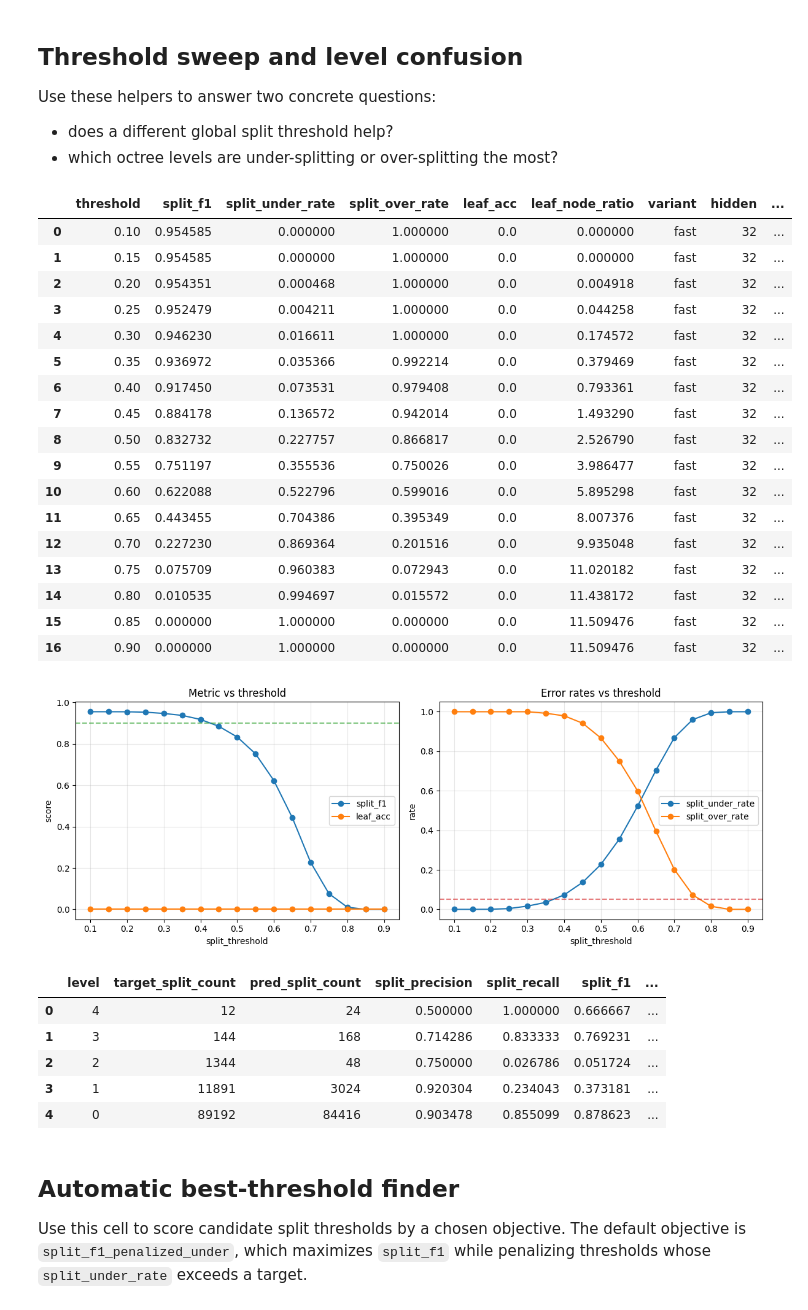
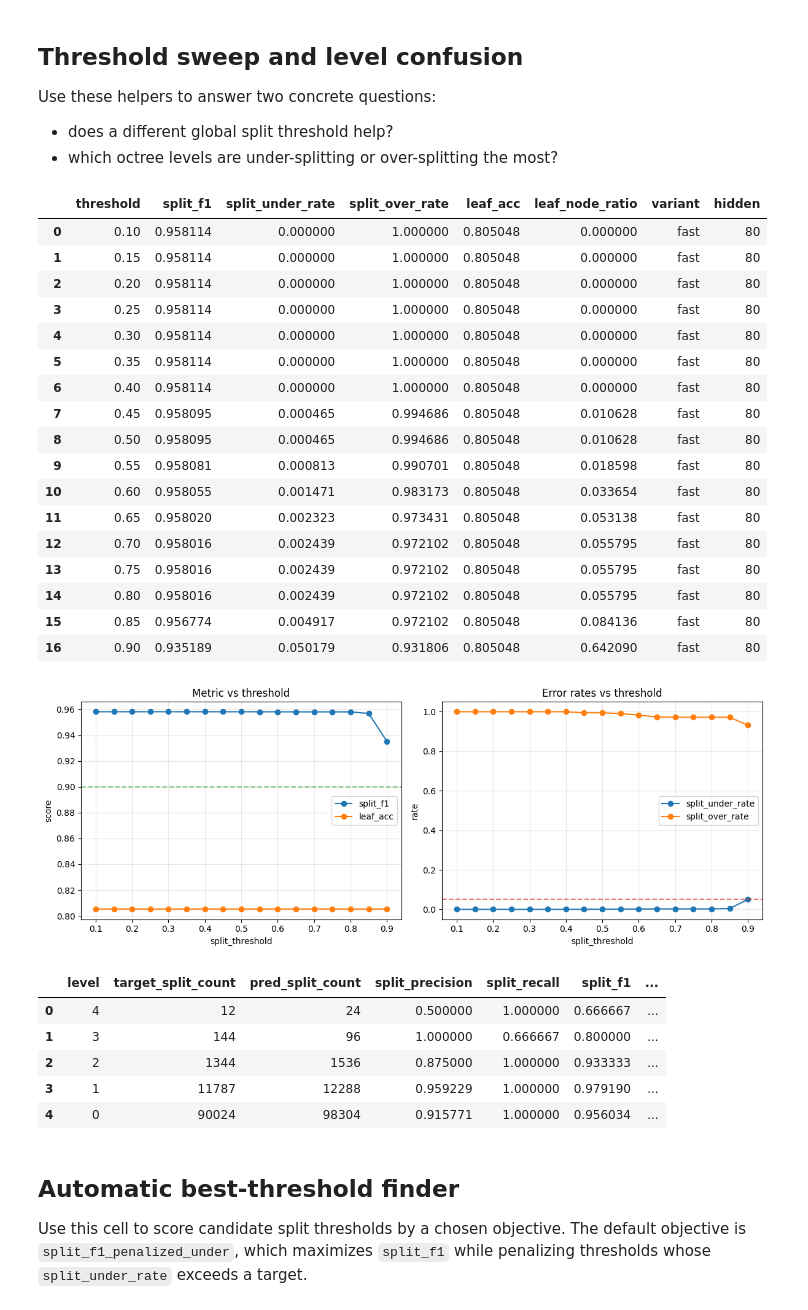
Before and after one commit to rhythmatician/VoxelTree, a Jupyter notebook: voxel_tree/tasks/sparse_octree/sparse_octree_ablation_lab.ipynb, the cells around one changed output. Cells and saved outputs as stored; diff of their text form; code cells hidden in the pictures.

```diff
--- a/voxel_tree/tasks/sparse_octree/sparse_octree_ablation_lab.ipynb
+++ b/voxel_tree/tasks/sparse_octree/sparse_octree_ablation_lab.ipynb
@@ -544,7 +538,13 @@ def infer_sparse_checkpoint_config(state_dict: dict[str, torch.Tensor], sample:
     flat_biome = 4 * int(spatial_y) * 4 * biome_embed_dim
     flat_heightmaps = 16 * 16 * 2
     base_input_dim = flat_2d + flat_3d + flat_biome + flat_heightmaps
-    position_bits = max(0, input_dim - base_input_dim)
+    extra_input_dim = input_dim - base_input_dim
+    if extra_input_dim != 0:
+        raise ValueError(
+            'Checkpoint input width does not match the current sparse-octree model. '
+            f'Expected base_input_dim={base_input_dim}, found {input_dim}. '
+            'This checkpoint likely depends on retired extra context features.'
+        )
 
     return {
         'model_variant': variant,
@@ -553,7 +553,6 @@ def infer_sparse_checkpoint_config(state_dict: dict[str, torch.Tensor], sample:
         'n2d': int(sample['noise_2d'].shape[0]),
         'n3d': int(sample['noise_3d'].shape[0]),
         'spatial_y': int(spatial_y),
-        'position_bits': position_bits,
     }
 
 
@@ -573,21 +572,18 @@ def evaluate_existing_checkpoint(checkpoint_path: Path, *, data_path: Path = DAT
         hidden=cfg['hidden'],
         num_classes=cfg['num_classes'],
         spatial_y=cfg['spatial_y'],
-        position_bits=cfg['position_bits'],
     ).to(DEVICE)
     model.load_state_dict(state_dict)
     metrics = evaluate_model(model, val_loader, DEVICE, split_weight=1.0, label_weight=0.35, label_smoothing=0.03)
     return {'checkpoint': str(checkpoint_path), 'inferred': cfg, 'metrics': metrics}
 
 
-CHECKPOINT_CANDIDATES = [
-    ROOT / 'models' / 'smoke_test' / 'sparse_octree_model.pt',
-    ROOT / 'models' / 'new_profile' / 'sparse_octree_model.pt',
-]
+PRIMARY_CHECKPOINT = ROOT / 'models' / 'new_profile' / 'sparse_octree_model.pt'
+CHECKPOINT_CANDIDATES = [PRIMARY_CHECKPOINT]
 for checkpoint in CHECKPOINT_CANDIDATES:
     print(checkpoint, 'exists=' + str(checkpoint.exists()))
 
 # Example:
-# report = evaluate_existing_checkpoint(CHECKPOINT_CANDIDATES[0])
+# report = evaluate_existing_checkpoint(PRIMARY_CHECKPOINT)
 # print(json.dumps(report, indent=2))
 # %% [output]
@@ -816,7 +865,6 @@ def load_sparse_checkpoint(checkpoint_path: Path, *, data_path: Path = DATA_PATH
         hidden=cfg['hidden'],
         num_classes=cfg['num_classes'],
         spatial_y=cfg['spatial_y'],
-        position_bits=cfg['position_bits'],
     ).to(DEVICE)
     model.load_state_dict(state)
     model.eval()
@@ -849,7 +897,6 @@ def predict_sample(
             sample['biome_ids'].unsqueeze(0).to(DEVICE),
             sample['heightmap_surface'].unsqueeze(0).to(DEVICE),
             sample['heightmap_ocean_floor'].unsqueeze(0).to(DEVICE),
-            position_bits=sample['position_bits'].unsqueeze(0).to(DEVICE),
         )
 
     per_level: dict[int, dict[str, Any]] = {}
@@ -913,7 +960,6 @@ def rank_checkpoint_failures(
     split_threshold: float = 0.5,
 ) -> pd.DataFrame:
     model, dataset, cfg = load_sparse_checkpoint(checkpoint_path, data_path=data_path)
-    max_level = int(getattr(model, 'max_level', 4))
     threshold_logit = math.log(split_threshold / (1.0 - split_threshold)) if 0.0 < split_threshold < 1.0 else 0.0
 
     if sample_indices is None:
@@ -929,7 +975,6 @@ def rank_checkpoint_failures(
                 sample['biome_ids'].unsqueeze(0).to(DEVICE),
                 sample['heightmap_surface'].unsqueeze(0).to(DEVICE),
                 sample['heightmap_ocean_floor'].unsqueeze(0).to(DEVICE),
-                position_bits=sample['position_bits'].unsqueeze(0).to(DEVICE),
             )
             metric_accum = {
                 'split_tp': 0.0,
@@ -967,7 +1012,6 @@ def rank_checkpoint_failures(
                 'leaf_node_ratio': metrics['leaf_node_ratio'],
                 'variant': cfg['model_variant'],
                 'hidden': cfg['hidden'],
-                'position_bits': cfg['position_bits'],
             })
 
     frame = pd.DataFrame(rows)
@@ -1133,7 +1177,6 @@ def _sample_prediction_cache(
                 sample['biome_ids'].unsqueeze(0).to(DEVICE),
                 sample['heightmap_surface'].unsqueeze(0).to(DEVICE),
                 sample['heightmap_ocean_floor'].unsqueeze(0).to(DEVICE),
-                position_bits=sample['position_bits'].unsqueeze(0).to(DEVICE),
             )
             per_level: dict[int, dict[str, torch.Tensor]] = {}
             for level, out in preds.items():
@@ -1210,7 +1253,6 @@ def summarize_level_confusion(
                 'leaf_node_ratio': pred_leaf_nodes / max(gt_leaf_nodes, 1.0),
                 'variant': cfg['model_variant'],
                 'hidden': cfg['hidden'],
-                'position_bits': cfg['position_bits'],
                 'threshold': split_threshold,
             }
         )
@@ -1273,7 +1315,6 @@ def sweep_split_thresholds(
                 'leaf_node_ratio': metrics['leaf_node_ratio'],
                 'variant': cfg['model_variant'],
                 'hidden': cfg['hidden'],
-                'position_bits': cfg['position_bits'],
             }
         )
 
@@ -1406,46 +1447,46 @@ def plot_threshold_sweep(threshold_frame: pd.DataFrame, *, best_threshold: float
 # display(summarize_level_confusion(CHECKPOINT_CANDIDATES[0], split_threshold=float(best_threshold['threshold']), sample_indices=list(range(24))))
 # %%
 threshold_frame = sweep_split_thresholds(
-    CHECKPOINT_CANDIDATES[0],
+    PRIMARY_CHECKPOINT,
     sample_indices=list(range(24)),
 )
 threshold_frame.sort_values('threshold')
 # %% [output]
-|  | threshold | split_f1 | split_under_rate | split_over_rate | leaf_acc | leaf_node_ratio | variant | hidden | ... |
-| 0 | 0.10 | 0.954585 | 0.000000 | 1.000000 | 0.0 | 0.000000 | fast | 32 | ... |
-| 1 | 0.15 | 0.954585 | 0.000000 | 1.000000 | 0.0 | 0.000000 | fast | 32 | ... |
-| 2 | 0.20 | 0.954351 | 0.000468 | 1.000000 | 0.0 | 0.004918 | fast | 32 | ... |
-| 3 | 0.25 | 0.952479 | 0.004211 | 1.000000 | 0.0 | 0.044258 | fast | 32 | ... |
-| 4 | 0.30 | 0.946230 | 0.016611 | 1.000000 | 0.0 | 0.174572 | fast | 32 | ... |
-| 5 | 0.35 | 0.936972 | 0.035366 | 0.992214 | 0.0 | 0.379469 | fast | 32 | ... |
-| 6 | 0.40 | 0.917450 | 0.073531 | 0.979408 | 0.0 | 0.793361 | fast | 32 | ... |
-| 7 | 0.45 | 0.884178 | 0.136572 | 0.942014 | 0.0 | 1.493290 | fast | 32 | ... |
-| 8 | 0.50 | 0.832732 | 0.227757 | 0.866817 | 0.0 | 2.526790 | fast | 32 | ... |
-| 9 | 0.55 | 0.751197 | 0.355536 | 0.750026 | 0.0 | 3.986477 | fast | 32 | ... |
-| 10 | 0.60 | 0.622088 | 0.522796 | 0.599016 | 0.0 | 5.895298 | fast | 32 | ... |
-| 11 | 0.65 | 0.443455 | 0.704386 | 0.395349 | 0.0 | 8.007376 | fast | 32 | ... |
-| 12 | 0.70 | 0.227230 | 0.869364 | 0.201516 | 0.0 | 9.935048 | fast | 32 | ... |
-| 13 | 0.75 | 0.075709 | 0.960383 | 0.072943 | 0.0 | 11.020182 | fast | 32 | ... |
-| 14 | 0.80 | 0.010535 | 0.994697 | 0.015572 | 0.0 | 11.438172 | fast | 32 | ... |
-| 15 | 0.85 | 0.000000 | 1.000000 | 0.000000 | 0.0 | 11.509476 | fast | 32 | ... |
-| 16 | 0.90 | 0.000000 | 1.000000 | 0.000000 | 0.0 | 11.509476 | fast | 32 | ... |
+|  | threshold | split_f1 | split_under_rate | split_over_rate | leaf_acc | leaf_node_ratio | variant | hidden |
+| 0 | 0.10 | 0.958114 | 0.000000 | 1.000000 | 0.805048 | 0.000000 | fast | 80 |
+| 1 | 0.15 | 0.958114 | 0.000000 | 1.000000 | 0.805048 | 0.000000 | fast | 80 |
+| 2 | 0.20 | 0.958114 | 0.000000 | 1.000000 | 0.805048 | 0.000000 | fast | 80 |
+| 3 | 0.25 | 0.958114 | 0.000000 | 1.000000 | 0.805048 | 0.000000 | fast | 80 |
+| 4 | 0.30 | 0.958114 | 0.000000 | 1.000000 | 0.805048 | 0.000000 | fast | 80 |
+| 5 | 0.35 | 0.958114 | 0.000000 | 1.000000 | 0.805048 | 0.000000 | fast | 80 |
+| 6 | 0.40 | 0.958114 | 0.000000 | 1.000000 | 0.805048 | 0.000000 | fast | 80 |
+| 7 | 0.45 | 0.958095 | 0.000465 | 0.994686 | 0.805048 | 0.010628 | fast | 80 |
+| 8 | 0.50 | 0.958095 | 0.000465 | 0.994686 | 0.805048 | 0.010628 | fast | 80 |
+| 9 | 0.55 | 0.958081 | 0.000813 | 0.990701 | 0.805048 | 0.018598 | fast | 80 |
+| 10 | 0.60 | 0.958055 | 0.001471 | 0.983173 | 0.805048 | 0.033654 | fast | 80 |
+| 11 | 0.65 | 0.958020 | 0.002323 | 0.973431 | 0.805048 | 0.053138 | fast | 80 |
+| 12 | 0.70 | 0.958016 | 0.002439 | 0.972102 | 0.805048 | 0.055795 | fast | 80 |
+| 13 | 0.75 | 0.958016 | 0.002439 | 0.972102 | 0.805048 | 0.055795 | fast | 80 |
+| 14 | 0.80 | 0.958016 | 0.002439 | 0.972102 | 0.805048 | 0.055795 | fast | 80 |
+| 15 | 0.85 | 0.956774 | 0.004917 | 0.972102 | 0.805048 | 0.084136 | fast | 80 |
+| 16 | 0.90 | 0.935189 | 0.050179 | 0.931806 | 0.805048 | 0.642090 | fast | 80 |
 # %%
 plot_threshold_sweep(threshold_frame)
 
 level_confusion = summarize_level_confusion(
-    CHECKPOINT_CANDIDATES[0],
+    PRIMARY_CHECKPOINT,
     split_threshold=0.5,
     sample_indices=list(range(24)),
 )
 level_confusion
 # %% [output]
-[figure, old version]
+[figure, new version]
 |  | level | target_split_count | pred_split_count | split_precision | split_recall | split_f1 | ... |
 | 0 | 4 | 12 | 24 | 0.500000 | 1.000000 | 0.666667 | ... |
-| 1 | 3 | 144 | 168 | 0.714286 | 0.833333 | 0.769231 | ... |
-| 2 | 2 | 1344 | 48 | 0.750000 | 0.026786 | 0.051724 | ... |
-| 3 | 1 | 11891 | 3024 | 0.920304 | 0.234043 | 0.373181 | ... |
-| 4 | 0 | 89192 | 84416 | 0.903478 | 0.855099 | 0.878623 | ... |
+| 1 | 3 | 144 | 96 | 1.000000 | 0.666667 | 0.800000 | ... |
+| 2 | 2 | 1344 | 1536 | 0.875000 | 1.000000 | 0.933333 | ... |
+| 3 | 1 | 11787 | 12288 | 0.959229 | 1.000000 | 0.979190 | ... |
+| 4 | 0 | 90024 | 98304 | 0.915771 | 1.000000 | 0.956034 | ... |
 # %% [markdown]
 ## Automatic best-threshold finder
 
```
Also changed, not shown: parts of 30 cells of this notebook, 2 other files.
